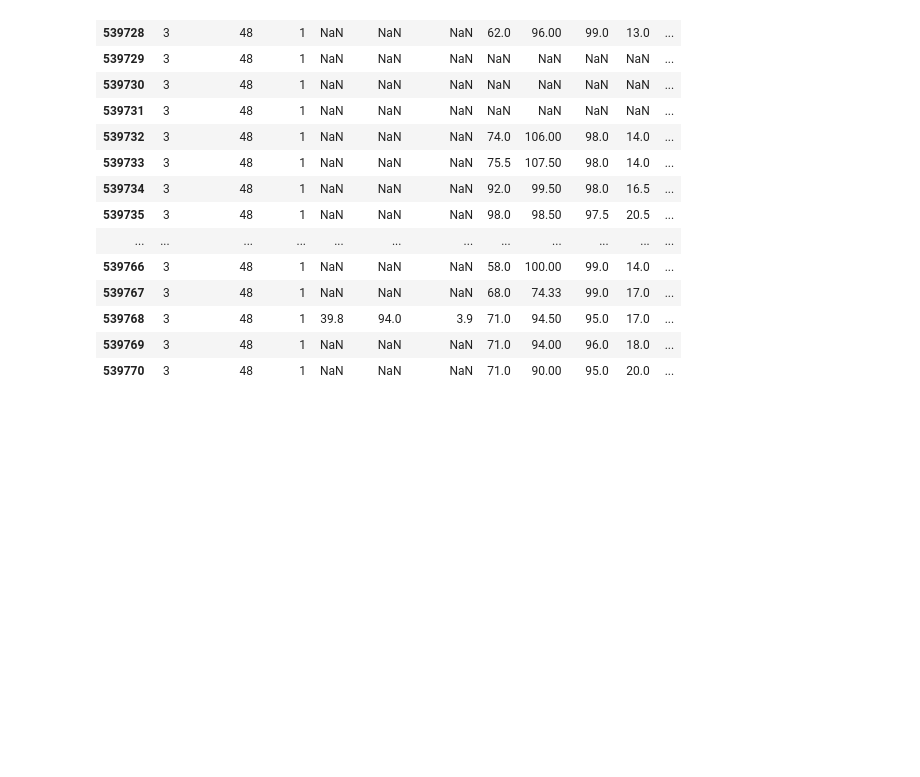
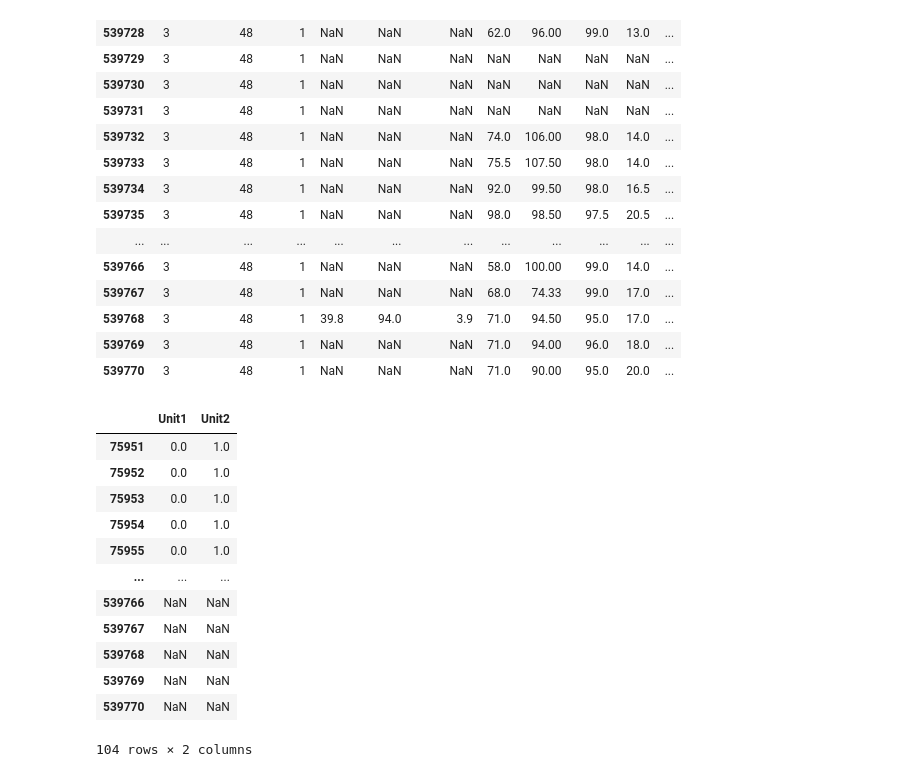
Before and after one commit to AtarCohen/Early-Prediction_of_Sepsis, a Jupyter notebook: Lior_Trials.ipynb, the cells around one changed output. Saved outputs shown, nothing was run; the diff lists cells and outputs as text; code cells hidden in the pictures; blank space fills up the shorter version.

```diff
--- a/Lior_Trials.ipynb
+++ b/Lior_Trials.ipynb
@@ -135,3 +135,25 @@ s[s.ID==3]
 | 539768 | 3 | 48 | 1 | 39.8 | 94.0 | 3.9 | 71.0 | 94.50 | 95.0 | 17.0 | ... |
 | 539769 | 3 | 48 | 1 | NaN | NaN | NaN | 71.0 | 94.00 | 96.0 | 18.0 | ... |
 | 539770 | 3 | 48 | 1 | NaN | NaN | NaN | 71.0 | 90.00 | 95.0 | 20.0 | ... |
+# %%
+s = s.sort_values(by=['ID','ICULOS'], ascending =[True,True])
+rolling = df[['ID']+attr].groupby('ID').rolling(window=window_size, closed='both').count()
+rolling= rolling.rename(columns={at: f'{window_size}w_sum_{at}' for at in attr})
+rolling=rolling[list(rolling.columns)[1:]].reset_index().set_index('level_1')
+combined = df.join(rolling,how='left', rsuffix= 'r')
+# %%
+s[['Unit1','Unit2']]
+# %% [output]
+|  | Unit1 | Unit2 |
+| 75951 | 0.0 | 1.0 |
+| 75952 | 0.0 | 1.0 |
+| 75953 | 0.0 | 1.0 |
+| 75954 | 0.0 | 1.0 |
+| 75955 | 0.0 | 1.0 |
+| ... | ... | ... |
+| 539766 | NaN | NaN |
+| 539767 | NaN | NaN |
+| 539768 | NaN | NaN |
+| 539769 | NaN | NaN |
+| 539770 | NaN | NaN |
+104 rows × 2 columns
```
Also changed, not shown: parts of 4 cells of this notebook, 3 other files.
